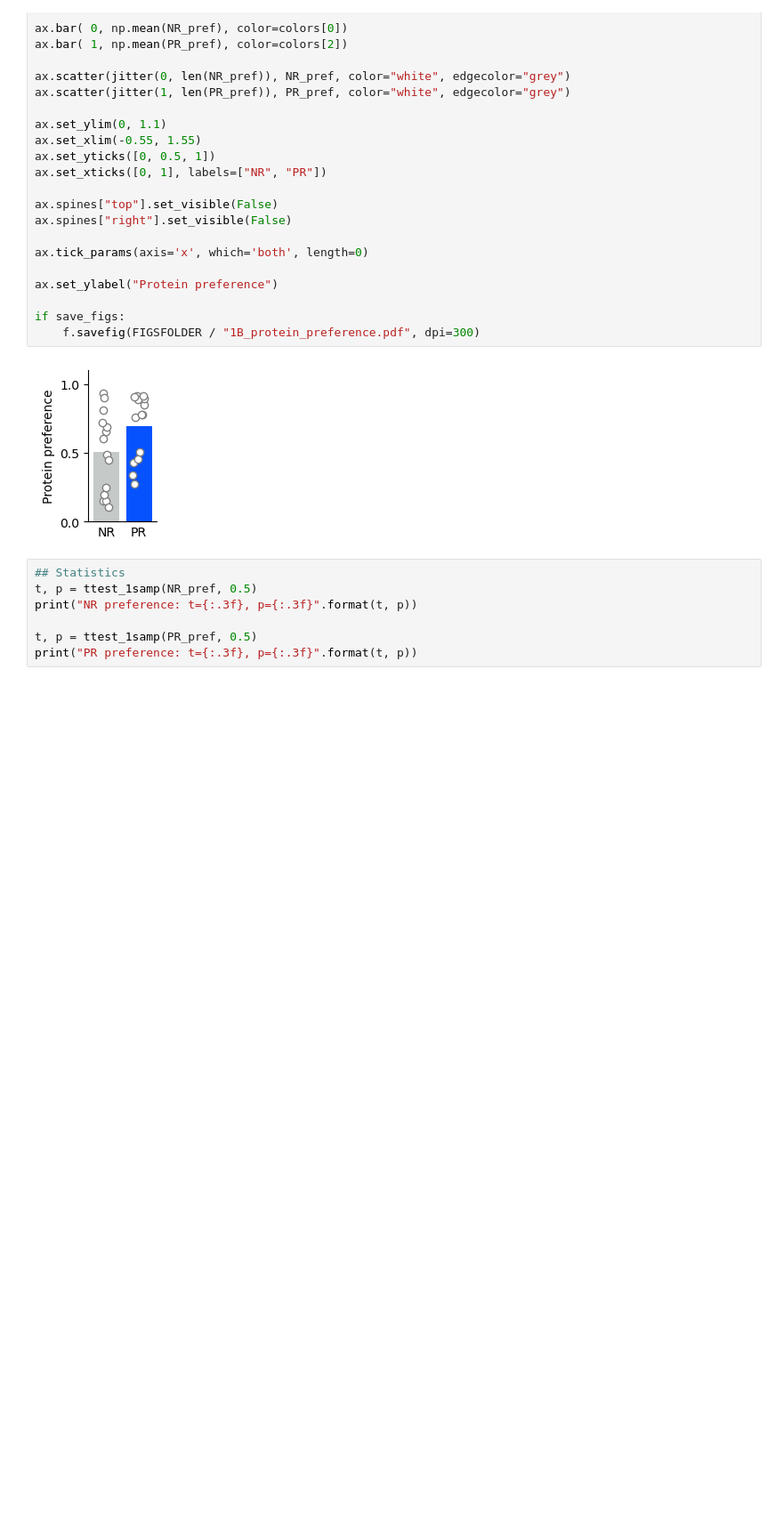
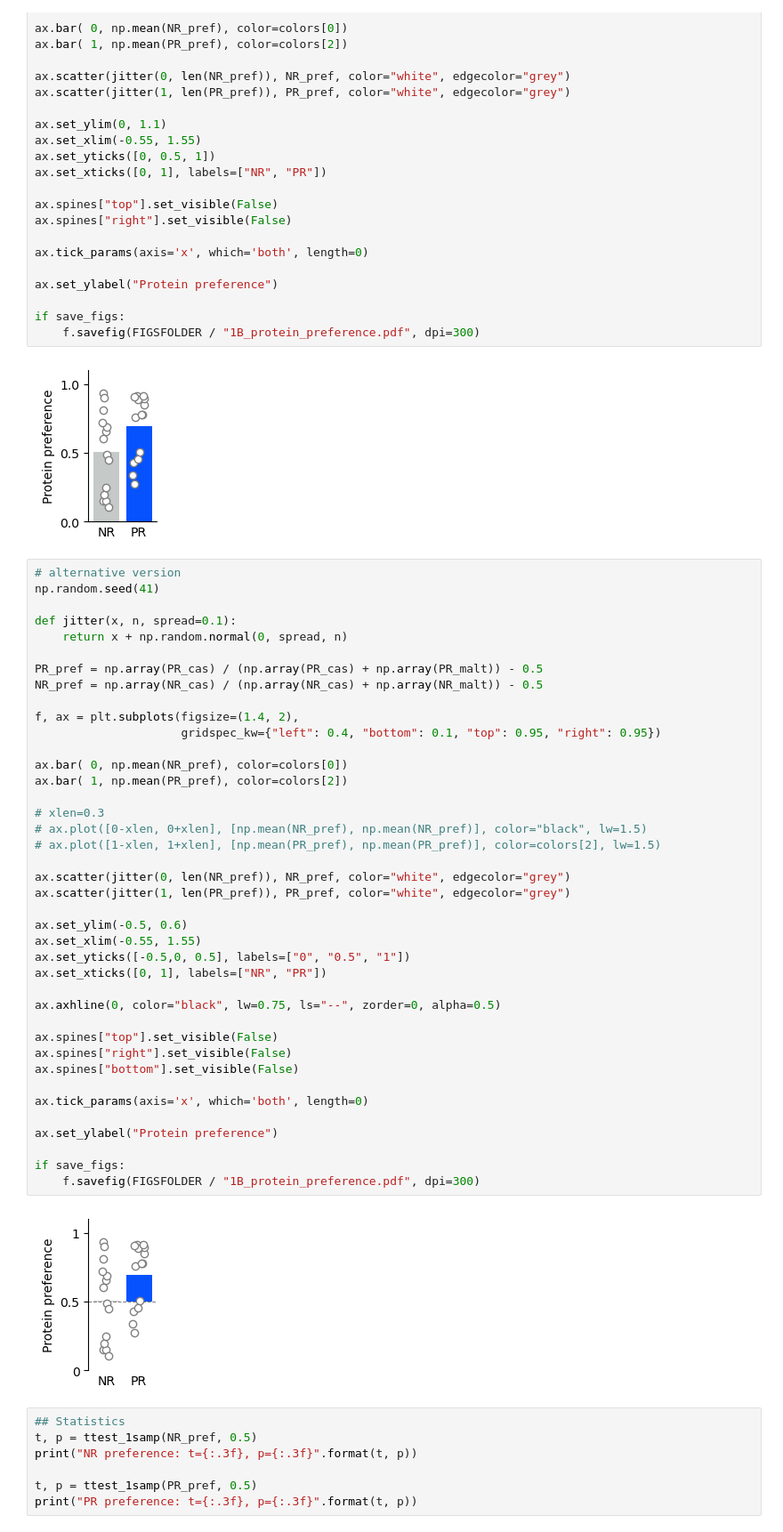
Before and after one commit to mccutcheonlab/immediate-protein-pref, a Jupyter notebook: scripts/fig1.ipynb, the cells around one changed output. Shown at 89% size. Cells and saved outputs as stored; diff of their text form; blank space fills up the shorter version.

```diff
--- a/scripts/fig1.ipynb
+++ b/scripts/fig1.ipynb
@@ -157,6 +157,48 @@ if save_figs:
     f.savefig(FIGSFOLDER / "1B_protein_preference.pdf", dpi=300)
 # %% [output]
 [figure]
+# %%
+# alternative version
+np.random.seed(41)
+
+def jitter(x, n, spread=0.1):
+    return x + np.random.normal(0, spread, n)
+
+PR_pref = np.array(PR_cas) / (np.array(PR_cas) + np.array(PR_malt)) - 0.5
+NR_pref = np.array(NR_cas) / (np.array(NR_cas) + np.array(NR_malt)) - 0.5
+
+f, ax = plt.subplots(figsize=(1.4, 2),
+                     gridspec_kw={"left": 0.4, "bottom": 0.1, "top": 0.95, "right": 0.95})
+
+ax.bar( 0, np.mean(NR_pref), color=colors[0])
+ax.bar( 1, np.mean(PR_pref), color=colors[2])
+
+# xlen=0.3
+# ax.plot([0-xlen, 0+xlen], [np.mean(NR_pref), np.mean(NR_pref)], color="black", lw=1.5)
+# ax.plot([1-xlen, 1+xlen], [np.mean(PR_pref), np.mean(PR_pref)], color=colors[2], lw=1.5)
+
+ax.scatter(jitter(0, len(NR_pref)), NR_pref, color="white", edgecolor="grey")
+ax.scatter(jitter(1, len(PR_pref)), PR_pref, color="white", edgecolor="grey")
+
+ax.set_ylim(-0.5, 0.6)
+ax.set_xlim(-0.55, 1.55)
+ax.set_yticks([-0.5,0, 0.5], labels=["0", "0.5", "1"])
+ax.set_xticks([0, 1], labels=["NR", "PR"])
+
+ax.axhline(0, color="black", lw=0.75, ls="--", zorder=0, alpha=0.5)
+
+ax.spines["top"].set_visible(False)
+ax.spines["right"].set_visible(False)
+ax.spines["bottom"].set_visible(False)
+
+ax.tick_params(axis='x', which='both', length=0)
+
+ax.set_ylabel("Protein preference")
+
+if save_figs:
+    f.savefig(FIGSFOLDER / "1B_protein_preference.pdf", dpi=300)
+# %% [output]
+[figure, added]
 # %%
 ## Statistics
 t, p = ttest_1samp(NR_pref, 0.5)
```
Also changed, not shown: 1 other file.
